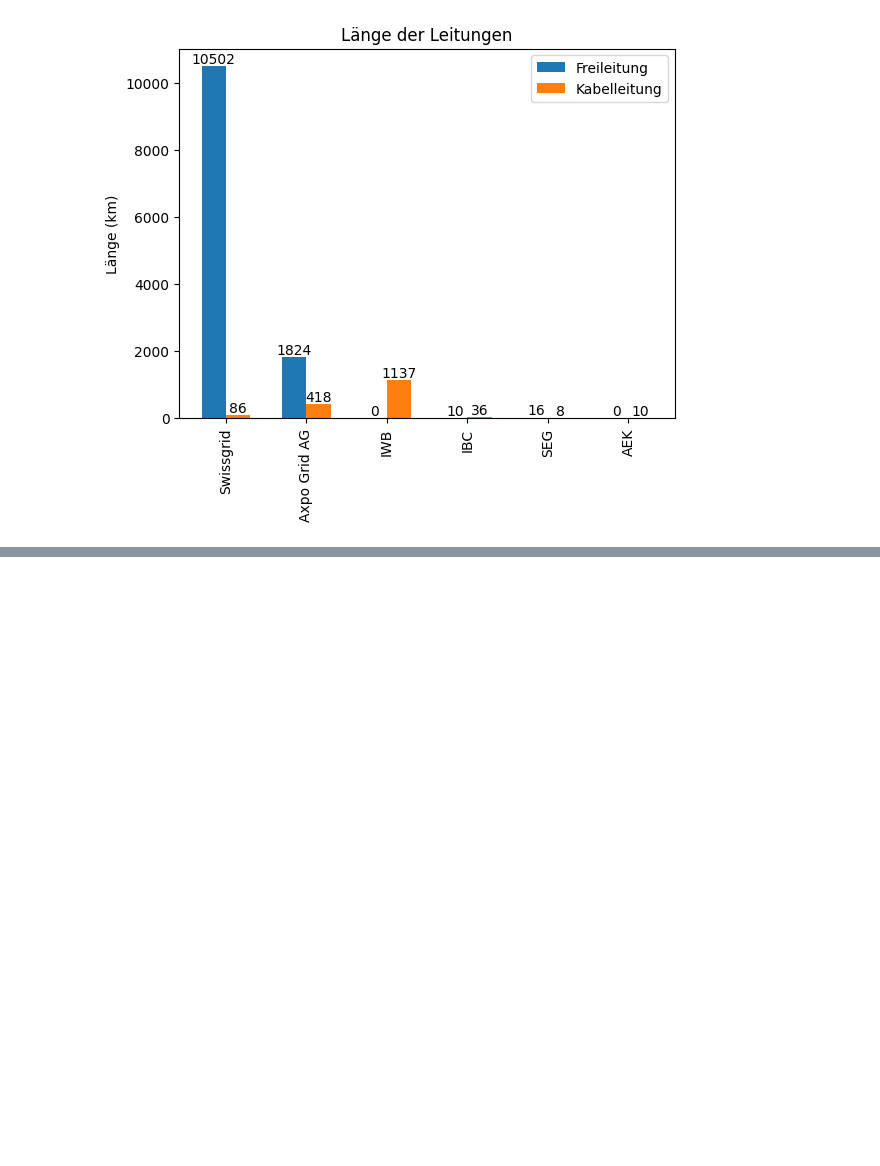
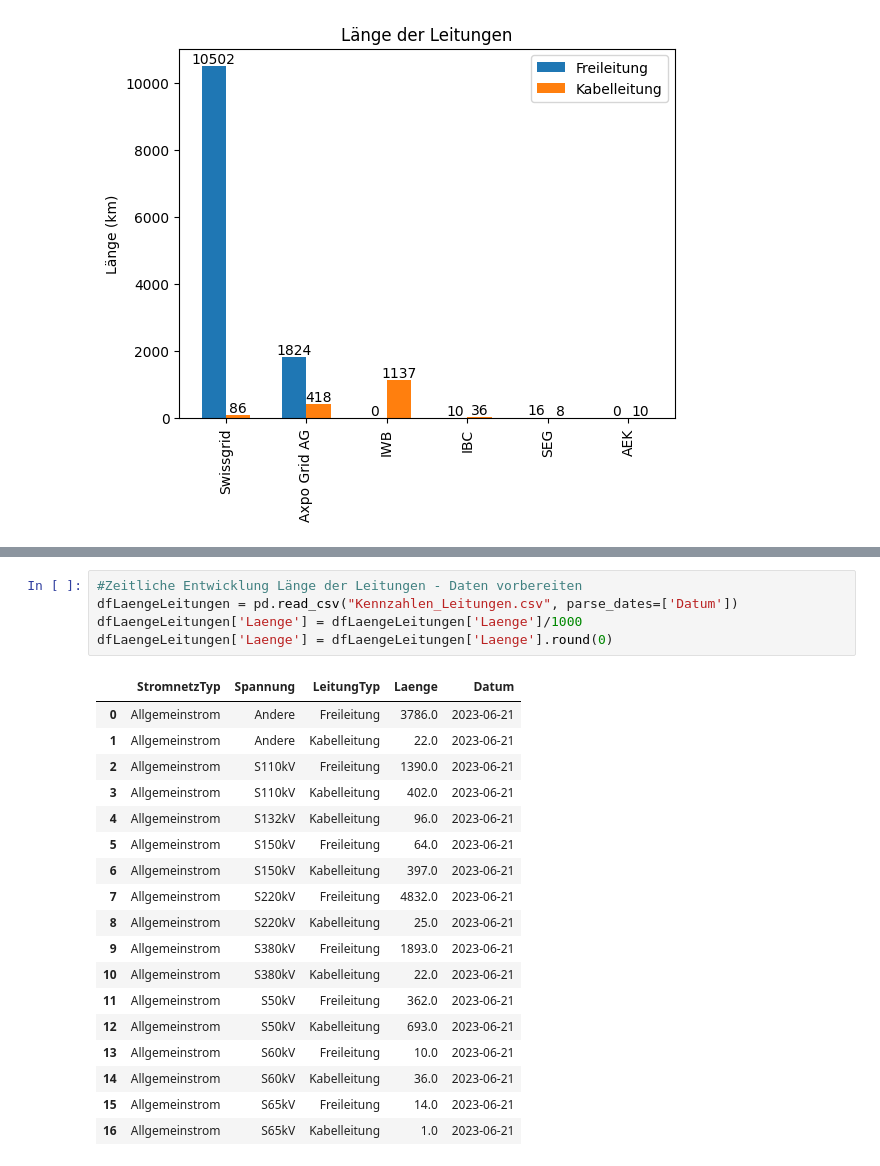
Before and after one commit to SFOE/KeyFiguresElectricalInstallations, a Jupyter notebook: KeyFiguresElectricalInstallations36kV.ipynb, the cells around one changed output, grey strips where cells are left out. Cells and saved outputs as stored; diff of their text form; blank space fills up the shorter version.

```diff
--- a/KeyFiguresElectricalInstallations36kV.ipynb
+++ b/KeyFiguresElectricalInstallations36kV.ipynb
@@ -259,0 +280,24 @@ plt.close()
+# %%
+#Zeitliche Entwicklung Länge der Leitungen - Daten vorbereiten
+dfLaengeLeitungen = pd.read_csv("Kennzahlen_Leitungen.csv", parse_dates=['Datum'])
+dfLaengeLeitungen['Laenge'] = dfLaengeLeitungen['Laenge']/1000
+dfLaengeLeitungen['Laenge'] = dfLaengeLeitungen['Laenge'].round(0)
+# %% [output]
+|  | StromnetzTyp | Spannung | LeitungTyp | Laenge | Datum |
+| 0 | Allgemeinstrom | Andere | Freileitung | 3786.0 | 2023-06-21 |
+| 1 | Allgemeinstrom | Andere | Kabelleitung | 22.0 | 2023-06-21 |
+| 2 | Allgemeinstrom | S110kV | Freileitung | 1390.0 | 2023-06-21 |
+| 3 | Allgemeinstrom | S110kV | Kabelleitung | 402.0 | 2023-06-21 |
+| 4 | Allgemeinstrom | S132kV | Kabelleitung | 96.0 | 2023-06-21 |
+| 5 | Allgemeinstrom | S150kV | Freileitung | 64.0 | 2023-06-21 |
+| 6 | Allgemeinstrom | S150kV | Kabelleitung | 397.0 | 2023-06-21 |
+| 7 | Allgemeinstrom | S220kV | Freileitung | 4832.0 | 2023-06-21 |
+| 8 | Allgemeinstrom | S220kV | Kabelleitung | 25.0 | 2023-06-21 |
+| 9 | Allgemeinstrom | S380kV | Freileitung | 1893.0 | 2023-06-21 |
+| 10 | Allgemeinstrom | S380kV | Kabelleitung | 22.0 | 2023-06-21 |
+| 11 | Allgemeinstrom | S50kV | Freileitung | 362.0 | 2023-06-21 |
+| 12 | Allgemeinstrom | S50kV | Kabelleitung | 693.0 | 2023-06-21 |
+| 13 | Allgemeinstrom | S60kV | Freileitung | 10.0 | 2023-06-21 |
+| 14 | Allgemeinstrom | S60kV | Kabelleitung | 36.0 | 2023-06-21 |
+| 15 | Allgemeinstrom | S65kV | Freileitung | 14.0 | 2023-06-21 |
+| 16 | Allgemeinstrom | S65kV | Kabelleitung | 1.0 | 2023-06-21 |
```
Also changed, not shown: parts of 8 cells of this notebook.
